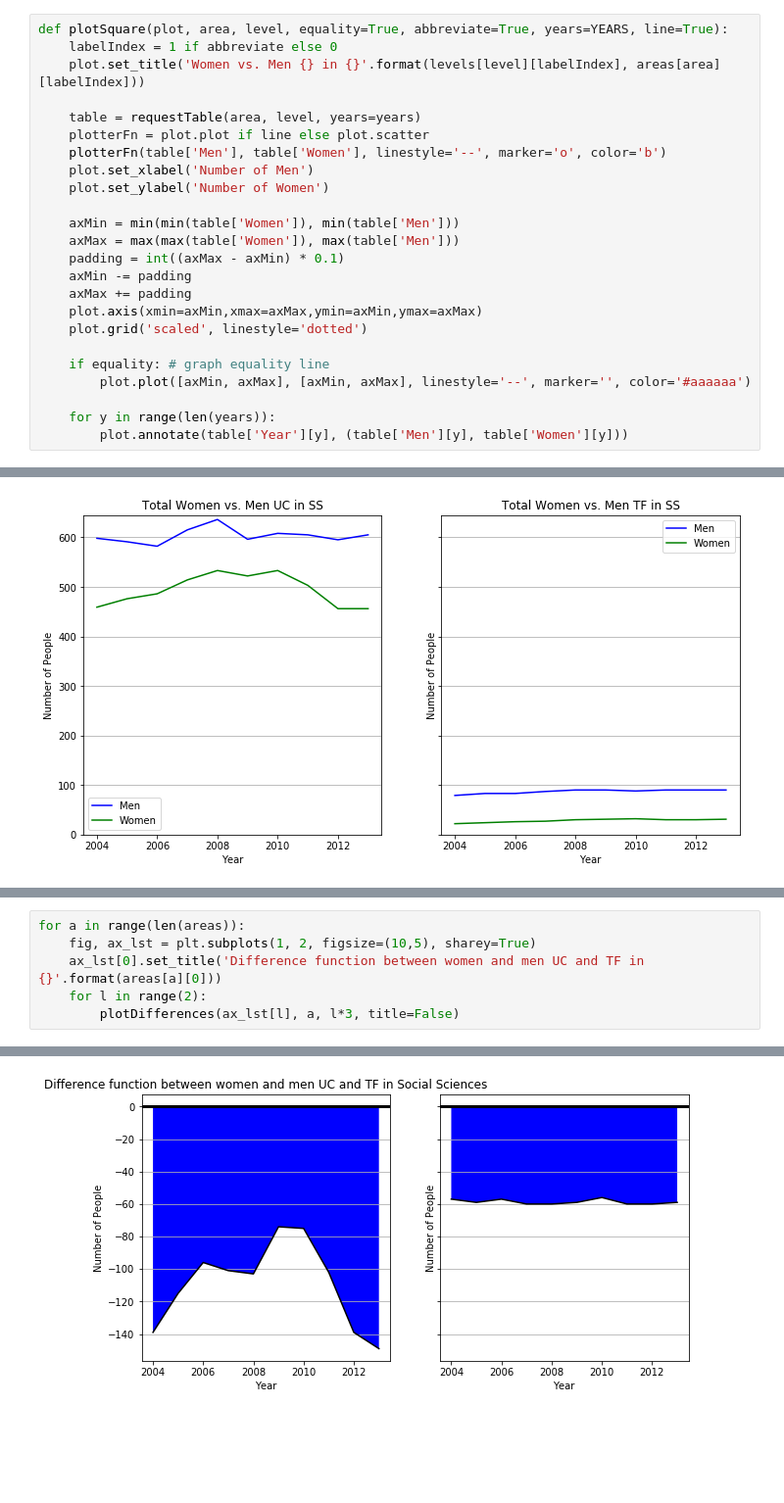
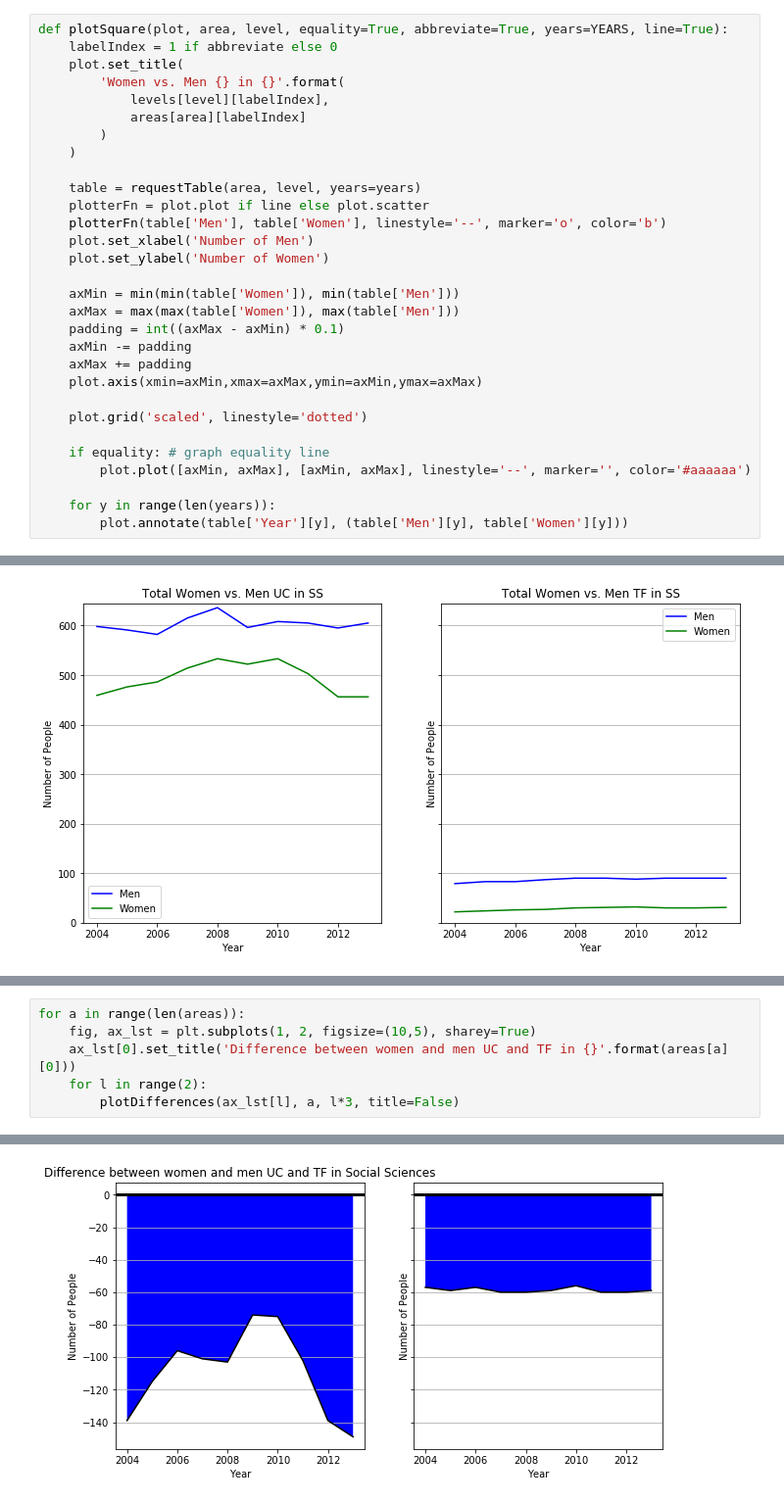
Before and after one commit to jsonkao/CU-female-representation, a Jupyter notebook: notebooks/female-representation.ipynb, the cells around one changed output, grey strips where cells are left out. Shown: that part at 98% size. Cells and saved outputs as stored; diff of their text form; blank space fills up the shorter version.

```diff
--- a/notebooks/female-representation.ipynb
+++ b/notebooks/female-representation.ipynb
@@ -39,7 +39,12 @@ In the following 16 charts we visualize female representation in each academic l
 # %%
 def plotSquare(plot, area, level, equality=True, abbreviate=True, years=YEARS, line=True):
     labelIndex = 1 if abbreviate else 0
-    plot.set_title('Women vs. Men {} in {}'.format(levels[level][labelIndex], areas[area][labelIndex]))
+    plot.set_title(
+        'Women vs. Men {} in {}'.format(
+            levels[level][labelIndex],
+            areas[area][labelIndex]
+        )
+    )
 
     table = requestTable(area, level, years=years)
     plotterFn = plot.plot if line else plot.scatter
@@ -53,6 +58,7 @@ def plotSquare(plot, area, level, equality=True, abbreviate=True, years=YEARS, l
     axMin -= padding
     axMax += padding
     plot.axis(xmin=axMin,xmax=axMax,ymin=axMin,ymax=axMax)
+
     plot.grid('scaled', linestyle='dotted')
 
     if equality: # graph equality line
@@ -151,7 +157,7 @@ def plotDifferences(plot, area, level, abbreviate=True, title=True):
 # %%
 for a in range(len(areas)):
     fig, ax_lst = plt.subplots(1, 2, figsize=(10,5), sharey=True)
-    ax_lst[0].set_title('Difference function between women and men UC and TF in {}'.format(areas[a][0]))
+    ax_lst[0].set_title('Difference between women and men UC and TF in {}'.format(areas[a][0]))
     for l in range(2):
         plotDifferences(ax_lst[l], a, l*3, title=False)
 # %% [output]
@@ -161,2 +167,2 @@ for a in range(len(areas)):
-[figure, old version]
+[figure, new version]
 # %% [markdown]
```
Also changed, not shown: parts of 10 cells of this notebook.
